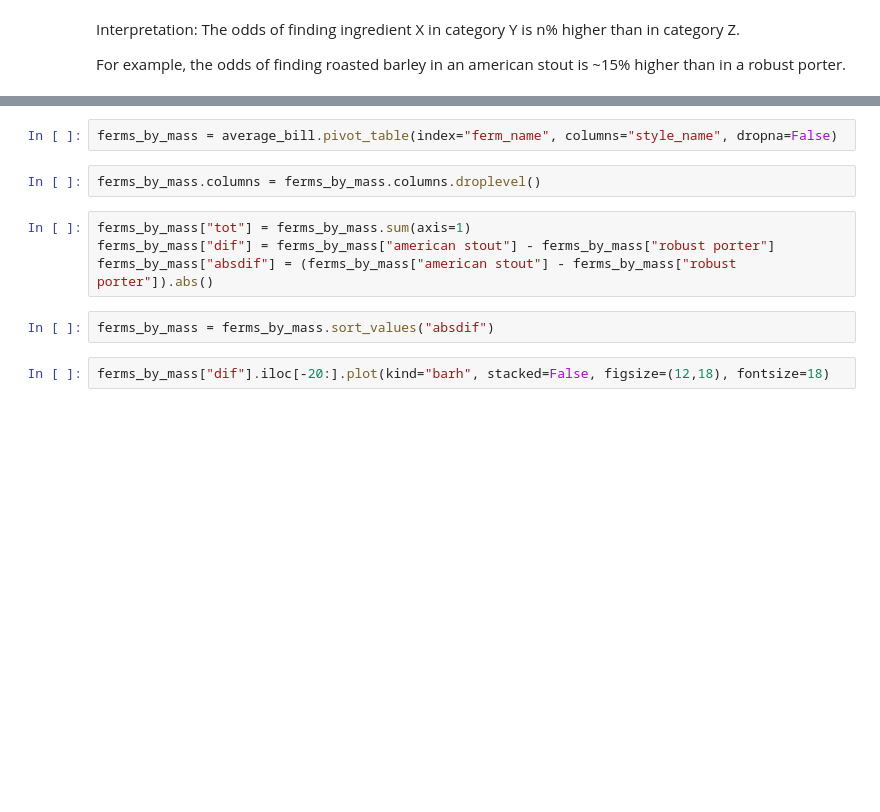
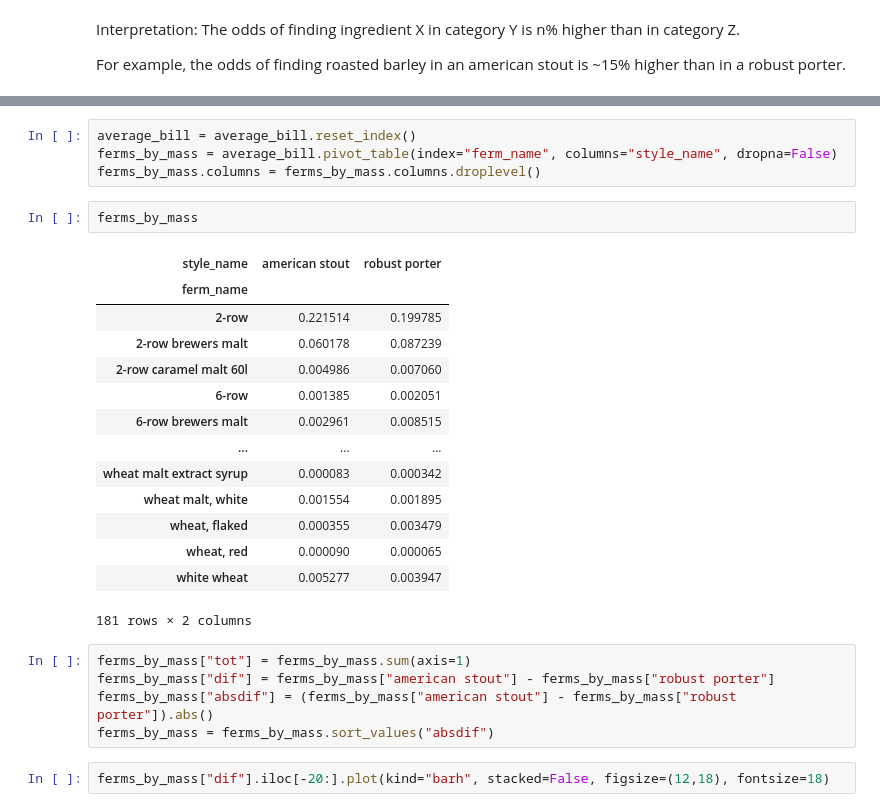
Before and after one commit to rmwoods/beer.ai, a Jupyter notebook: notebooks/Beer Style Differences.ipynb, the cells around one changed output, grey strips where cells are left out. Drawn from its saved outputs; the diff is of its cells as text; blank space fills up the shorter version.

```diff
--- a/notebooks/Beer Style Differences.ipynb
+++ b/notebooks/Beer Style Differences.ipynb
@@ -143,13 +194,29 @@ average_bill = average_bill.reset_index()
 # %%
+average_bill = average_bill.reset_index()
 ferms_by_mass = average_bill.pivot_table(index="ferm_name", columns="style_name", dropna=False)
+ferms_by_mass.columns = ferms_by_mass.columns.droplevel()
-# %%
-ferms_by_mass.columns = ferms_by_mass.columns.droplevel()
+# %%
+ferms_by_mass
+# %% [output]
+| style_name | american stout | robust porter |
+| ferm_name |  |  |
+| 2-row | 0.221514 | 0.199785 |
+| 2-row brewers malt | 0.060178 | 0.087239 |
+| 2-row caramel malt 60l | 0.004986 | 0.007060 |
+| 6-row | 0.001385 | 0.002051 |
+| 6-row brewers malt | 0.002961 | 0.008515 |
+| ... | ... | ... |
+| wheat malt extract syrup | 0.000083 | 0.000342 |
+| wheat malt, white | 0.001554 | 0.001895 |
+| wheat, flaked | 0.000355 | 0.003479 |
+| wheat, red | 0.000090 | 0.000065 |
+| white wheat | 0.005277 | 0.003947 |
+181 rows × 2 columns
 # %%
 ferms_by_mass["tot"] = ferms_by_mass.sum(axis=1)
 ferms_by_mass["dif"] = ferms_by_mass["american stout"] - ferms_by_mass["robust porter"]
 ferms_by_mass["absdif"] = (ferms_by_mass["american stout"] - ferms_by_mass["robust porter"]).abs()
+ferms_by_mass = ferms_by_mass.sort_values("absdif")
-# %%
-ferms_by_mass = ferms_by_mass.sort_values("absdif")
 # %%
 ferms_by_mass["dif"].iloc[-20:].plot(kind="barh", stacked=False, figsize=(12,18), fontsize=18)
 # %% [output]
```
Also changed, not shown: parts of 22 cells of this notebook.
